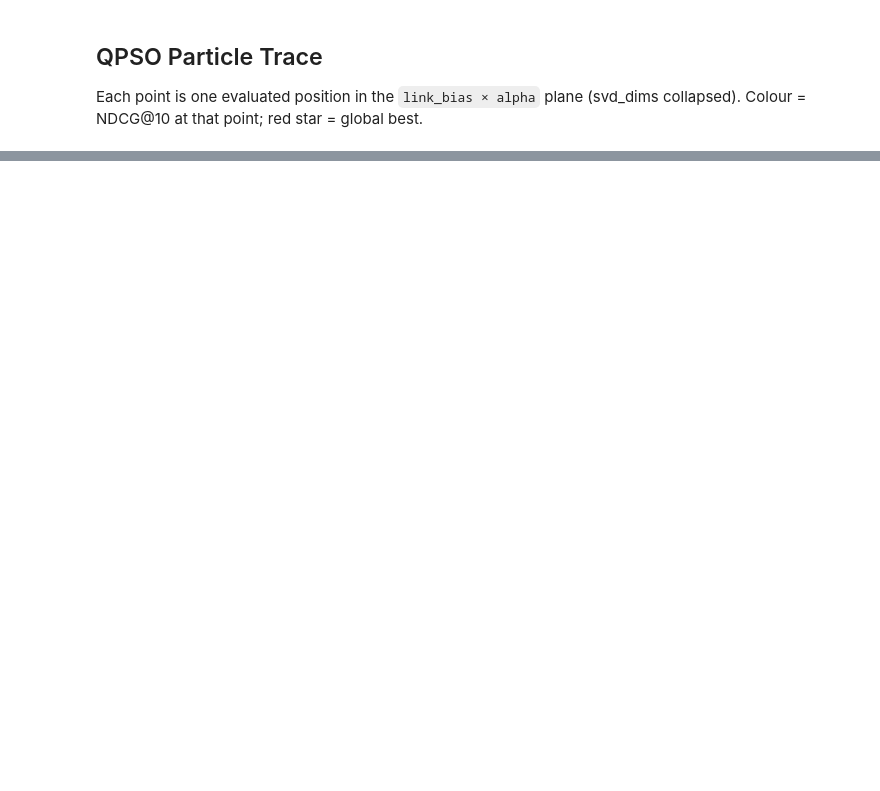
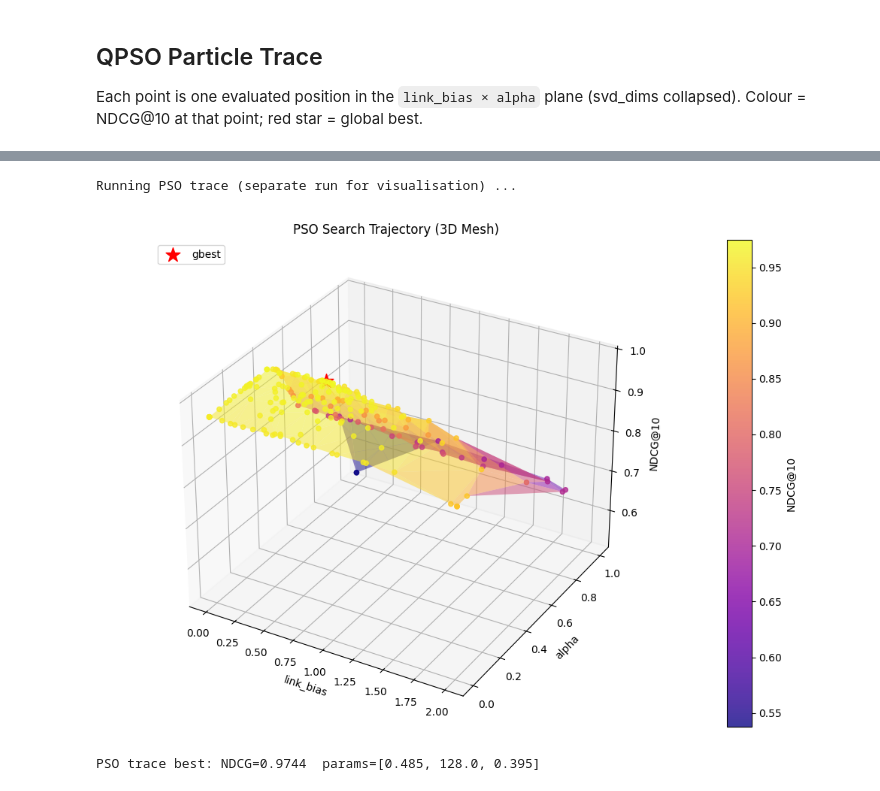
Before and after one commit to Sommer-Lukas/ColonySearch, a Jupyter notebook: data/tuning/benchmark.ipynb, the cells around one changed output, grey strips where cells are left out. Saved outputs shown, nothing was run; the diff lists cells and outputs as text; code cells hidden in the pictures; blank space fills up the shorter version.

```diff
--- a/data/tuning/benchmark.ipynb
+++ b/data/tuning/benchmark.ipynb
@@ -193,0 +277,39 @@ print(f'QPSO trace best: NDCG={-trace_res.best_fitness:.4f}  params={[round(x,3)
+# %%
+%matplotlib widget
+
+pso_positions = []
+
+def pso_recording_objective(params):
+    m = evaluate(params, test_cases, k=K)
+    pso_positions.append((float(params[0]), float(params[2]), m['mean_ndcg']))
+    return -m['mean_ndcg']
+
+print('Running PSO trace (separate run for visualisation) ...')
+pso_trace = PSO(n_particles=20, max_iter=10, seed=99)
+pso_trace_res = pso_trace.optimize(pso_recording_objective)
+
+lbs, alphas, ndcgs = zip(*pso_positions)
+best_lb, _, best_alpha = pso_trace_res.best_params
+best_ndcg = -pso_trace_res.best_fitness
+
+import matplotlib.tri as mtri
+tri = mtri.Triangulation(lbs, alphas)
+
+fig = plt.figure(figsize=(10, 7))
+ax = fig.add_subplot(111, projection='3d')
+ax.plot_trisurf(tri, ndcgs, cmap='plasma', alpha=0.5, linewidth=0.2)
+sc = ax.scatter(lbs, alphas, ndcgs, c=ndcgs, cmap='plasma', s=20, alpha=0.8)
+fig.colorbar(sc, ax=ax, pad=0.12, label='NDCG@10')
+ax.scatter([best_lb], [best_alpha], [best_ndcg], marker='*', s=200, color='red', zorder=5, label='gbest')
+ax.set_xlabel('link_bias')
+ax.set_ylabel('alpha')
+ax.set_zlabel('NDCG@10')
+ax.set_title('PSO Search Trajectory (3D Mesh)')
+ax.legend(loc='upper left')
+fig.tight_layout()
+plt.show()
+print(f'PSO trace best: NDCG={best_ndcg:.4f}  params={[round(x,3) for x in pso_trace_res.best_params]}')
+# %% [output]
+Running PSO trace (separate run for visualisation) ...
+[figure, added]
+PSO trace best: NDCG=0.9744  params=[0.485, 128.0, 0.395]
```
Also changed, not shown: parts of 11 cells of this notebook, 8 other files.
